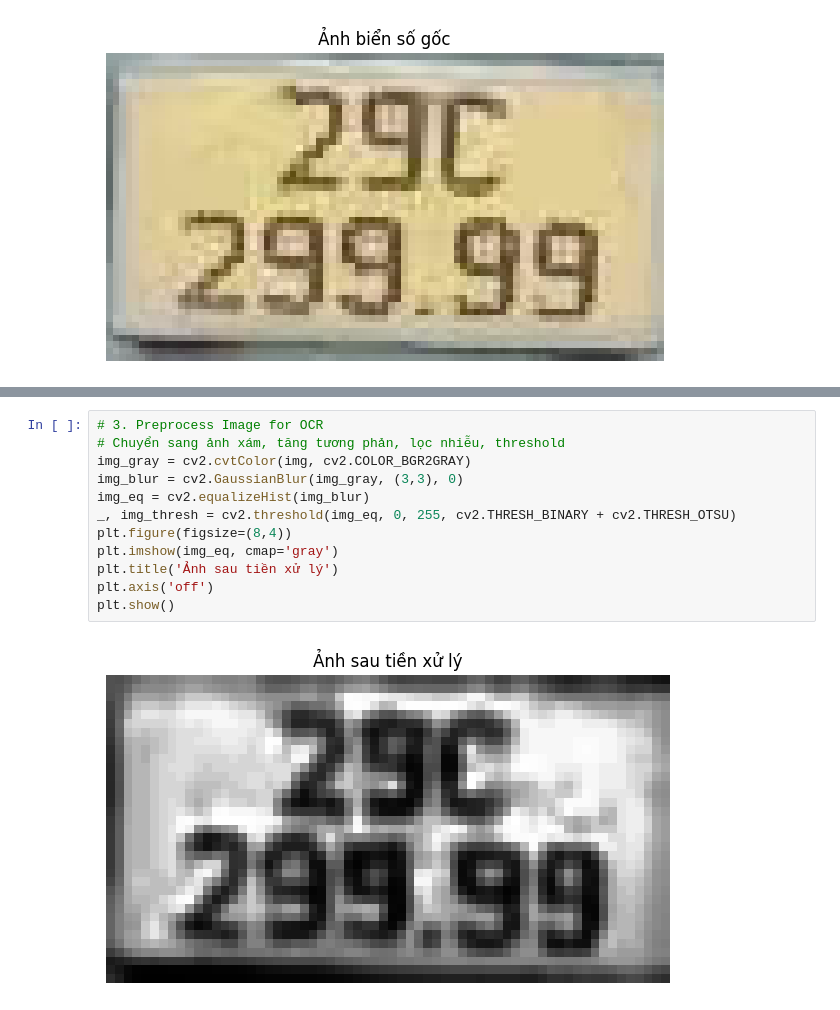
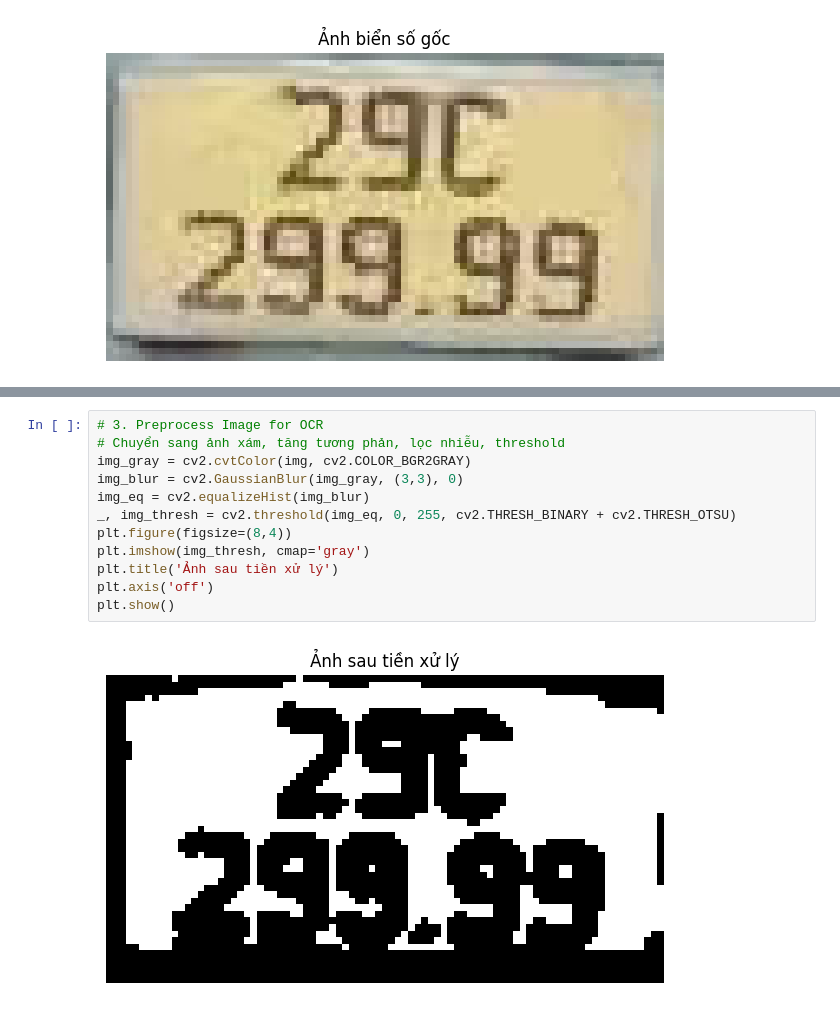
Before and after one commit to trucvip123/vehicle_detection_tracker, a Jupyter notebook: plate_ocr_demo.ipynb, the cells around one changed output, grey strips where cells are left out. Drawn from its saved outputs; the diff is of its cells as text.

```diff
--- a/plate_ocr_demo.ipynb
+++ b/plate_ocr_demo.ipynb
@@ -24,14 +47,14 @@ plt.show()
 # %%
 # 3. Preprocess Image for OCR
 # Chuyển sang ảnh xám, tăng tương phản, lọc nhiễu, threshold
 img_gray = cv2.cvtColor(img, cv2.COLOR_BGR2GRAY)
 img_blur = cv2.GaussianBlur(img_gray, (3,3), 0)
 img_eq = cv2.equalizeHist(img_blur)
 _, img_thresh = cv2.threshold(img_eq, 0, 255, cv2.THRESH_BINARY + cv2.THRESH_OTSU)
 plt.figure(figsize=(8,4))
-plt.imshow(img_eq, cmap='gray')
+plt.imshow(img_thresh, cmap='gray')
 plt.title('Ảnh sau tiền xử lý')
 plt.axis('off')
 plt.show()
 # %% [output]
-[figure, old version]
+[figure, new version]
```
Also changed, not shown: parts of 21 cells of this notebook, 3 other files.
